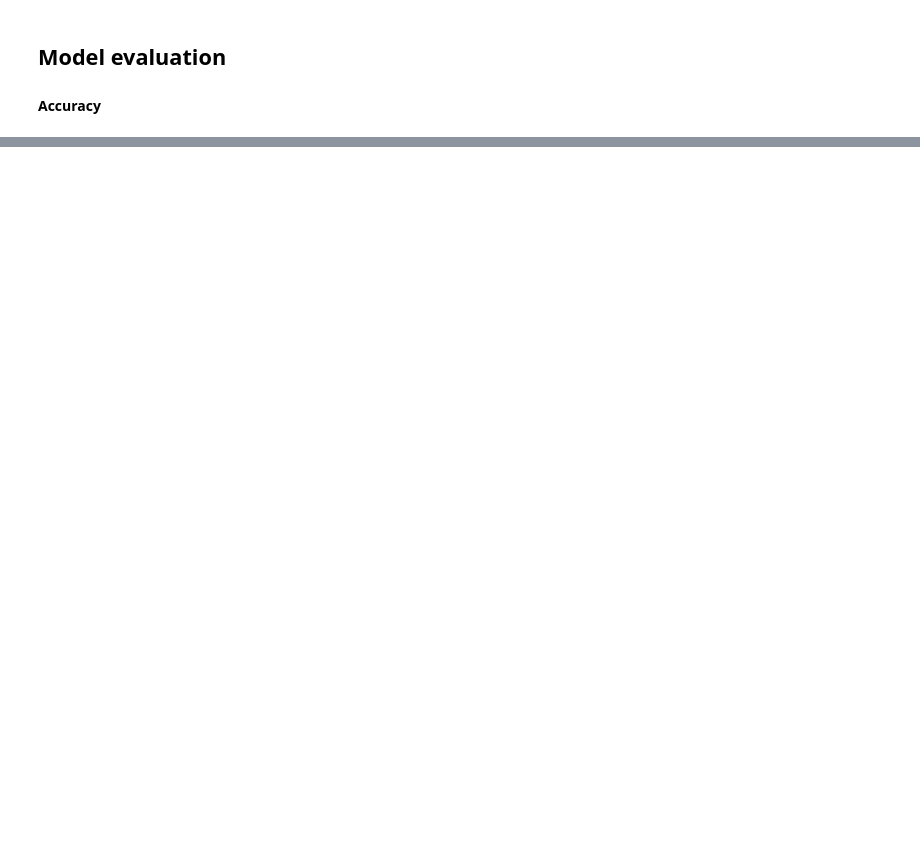
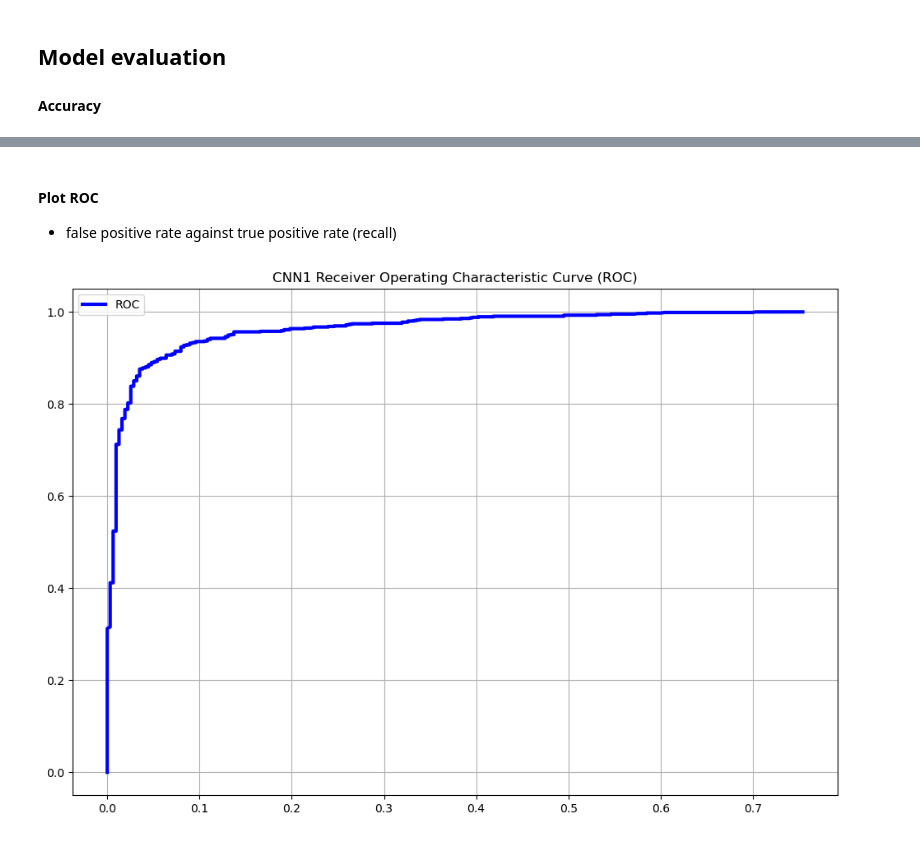
Before and after one commit to gaturpin/xray-pneumonia, a Jupyter notebook: 3-analysis.ipynb, the cells around one changed output, grey strips where cells are left out. Cells and saved outputs as stored; diff of their text form; code cells hidden in the pictures; blank space fills up the shorter version.

```diff
--- a/3-analysis.ipynb
+++ b/3-analysis.ipynb
@@ -34,3 +19,4 @@ I0000 00:00:1723736399.014466   23234 cuda_executor.cc:1015] successful NUMA nod
 # %%
-predictions = model.predict(x_test)
+predictions1 = model1.predict(x_test)
+predictions2 = model2.predict(x_test)
 # %% [output]
@@ -75,0 +107,14 @@ F1 Score = 0.9510
+# %% [markdown]
+#### Plot ROC
+
+ - false positive rate against true positive rate (recall)
+# %%
+plt.figure(figsize = (12,8))
+plt.plot(metrics_cnn1['fpr'], metrics_cnn1['recall'], label = 'ROC', linewidth = 3, color ='blue', )
+plt.grid()
+plt.legend()
+plt.title('CNN1 Receiver Operating Characteristic Curve (ROC)')
+plt.show()
+plt.close()
+# %% [output]
+[figure, added]
```
Also changed, not shown: parts of 23 cells of this notebook, 5 other files.
